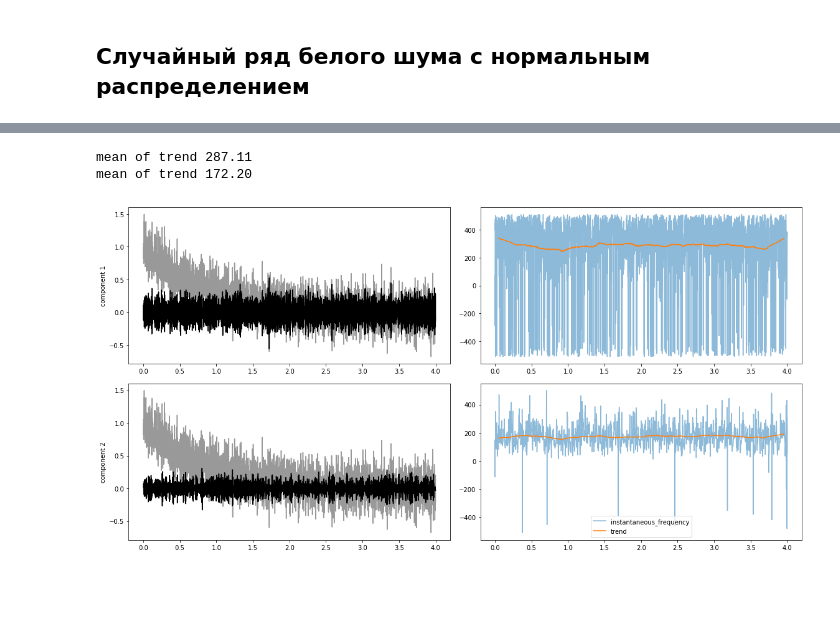
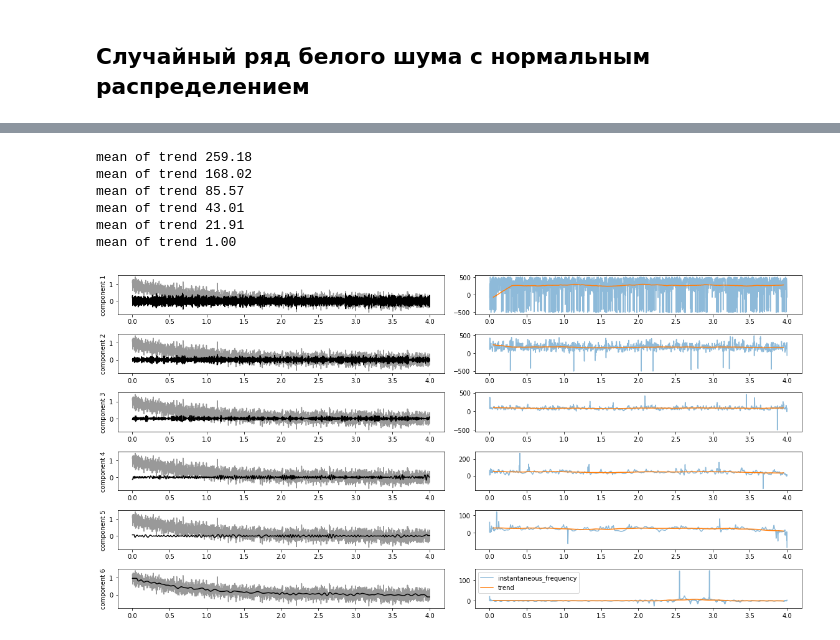
Before and after one commit to euloo/time-series, a Jupyter notebook: 7-timeSeries.ipynb, the cells around one changed output, grey strips where cells are left out. Cells and saved outputs as stored; diff of their text form; code cells hidden in the pictures; blank space fills up the shorter version.

```diff
--- a/7-timeSeries.ipynb
+++ b/7-timeSeries.ipynb
@@ -365,9 +367,11 @@ import scipy as sp
 from scipy import signal
 # %%
 def emd(x, n_components = 3):
+
     r = x
+    rr = r
     t = np.arange(len(r))
-    components = np.zeros(n_components, dtype=object)
+    components = np.zeros(n_components + 1, dtype=object)
     for i in range(n_components):
         r_tmp = r
         for j in range(10):
@@ -385,10 +389,10 @@ def emd(x, n_components = 3):
             mean_t = (up_dots_t + low_dots_t) / 2
             mean_t = _emd_complim(mean_t, up_dots, low_dots)
 
-            samp_start = np.max((np.min(up_dots),np.min(low_dots)))
-            samp_end = np.min((np.max(up_dots),np.max(low_dots))) + 1
-            mean_t[:samp_start] = mean_t[samp_start]
-            mean_t[samp_end:] = mean_t[samp_end]
+            #samp_start = np.max((np.min(up_dots),np.min(low_dots)))
+            #samp_end = np.min((np.max(up_dots),np.max(low_dots))) + 1
+            #mean_t[:samp_start] = mean_t[samp_start]
+            #mean_t[samp_end:] = mean_t[samp_end]
 
 
 
@@ -398,10 +402,12 @@ def emd(x, n_components = 3):
         components[i] = r_tmp
         r = r - components[i]
 
+    components[n_components] = r
     return components
-def _emd_complim(mean_t, pks, trs):
-    samp_start = np.max((np.min(pks),np.min(trs)))
-    samp_end = np.min((np.max(pks),np.max(trs))) + 1
+
+def _emd_complim(mean_t, up_dots, low_dots):
+    samp_start = np.max((np.min(up_dots),np.min(low_dots)))
+    samp_end = np.min((np.max(up_dots),np.max(low_dots))) + 1
     mean_t[:samp_start] = mean_t[samp_start]
     mean_t[samp_end:] = mean_t[samp_end]
     return mean_t
@@ -544,10 +577,14 @@ mean of trend 85.33
 # %%
 t = np.linspace(0, 4, 4096)
 F = np.exp(-0.4*np.pi*t) + 0.2*rand.randn(len(t))
-plot_emd(F, t, 'smooth', 2, 50, 515)
-# plot_emd(F, t, 'exponential', 2, 50, 515)
+plot_emd(F, t, 'smooth', 5, 50, 515)
+#plot_emd(F, t, 'exponential', 10, 50, 515)
 # RuntimeError: Optimal parameters not found: Number of calls to function has reached maxfev = 600.
 # %% [output]
-mean of trend 287.11
-mean of trend 172.20
+mean of trend 259.18
+mean of trend 168.02
+mean of trend 85.57
+mean of trend 43.01
+mean of trend 21.91
+mean of trend 1.00
-[figure, old version]
+[figure, new version]
```
Also changed, not shown: parts of 13 cells of this notebook.
